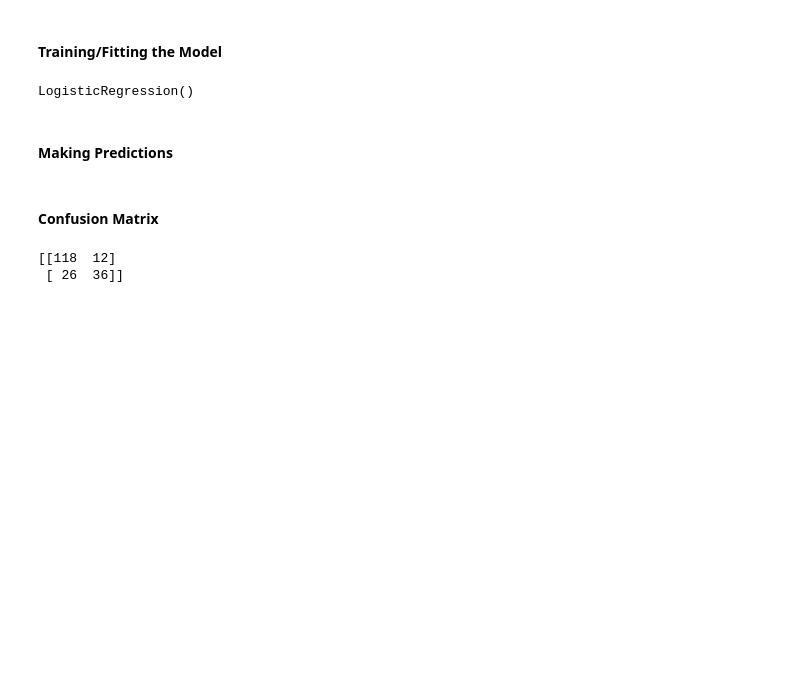
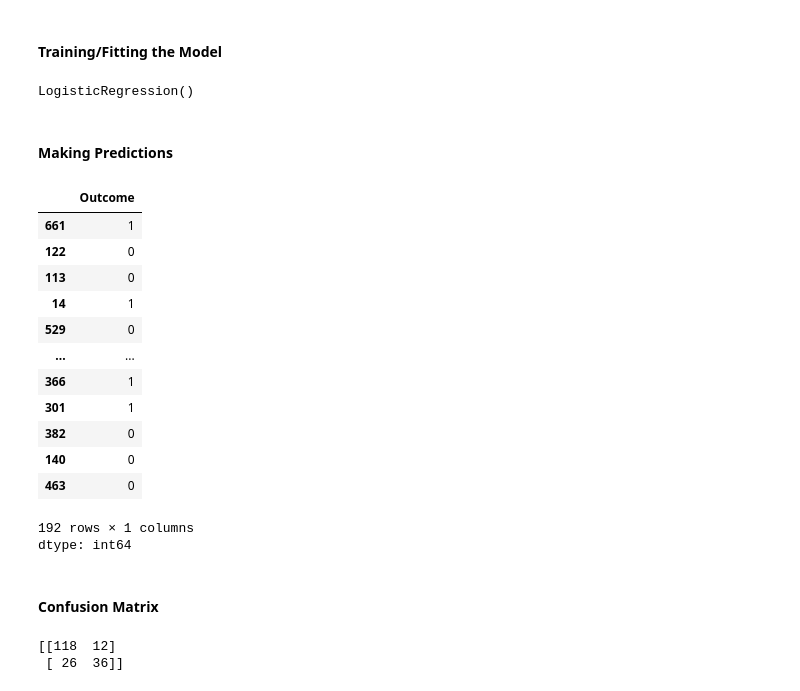
Before and after one commit to Shrutiba/iisc_cds, a Jupyter notebook: M2_AST_03_BinaryClassification_and_PerformanceMetrics_A.ipynb, the cells around one changed output. Cells and saved outputs as stored; diff of their text form; code cells hidden in the pictures; blank space fills up the shorter version.

```diff
--- a/M2_AST_03_BinaryClassification_and_PerformanceMetrics_A.ipynb
+++ b/M2_AST_03_BinaryClassification_and_PerformanceMetrics_A.ipynb
@@ -531,6 +657,22 @@ LogisticRegression()
 # %%
 # YOUR CODE HERE
 y_pred = lg.predict(X_test2)
+y_test2
+# %% [output]
+|  | Outcome |
+| 661 | 1 |
+| 122 | 0 |
+| 113 | 0 |
+| 14 | 1 |
+| 529 | 0 |
+| ... | ... |
+| 366 | 1 |
+| 301 | 1 |
+| 382 | 0 |
+| 140 | 0 |
+| 463 | 0 |
+192 rows × 1 columns
+dtype: int64
 # %% [markdown]
 #### Confusion Matrix
 # %%
```
Also changed, not shown: parts of 19 cells of this notebook.
